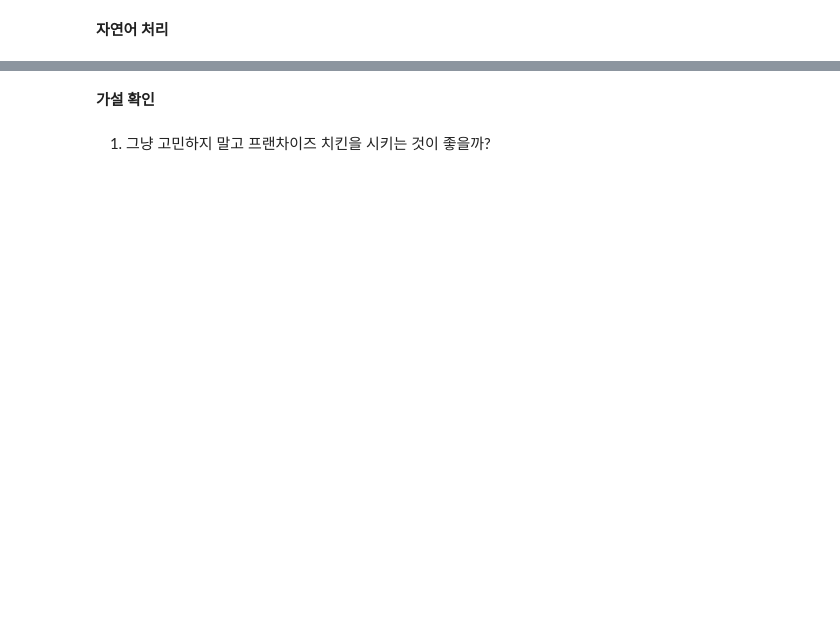
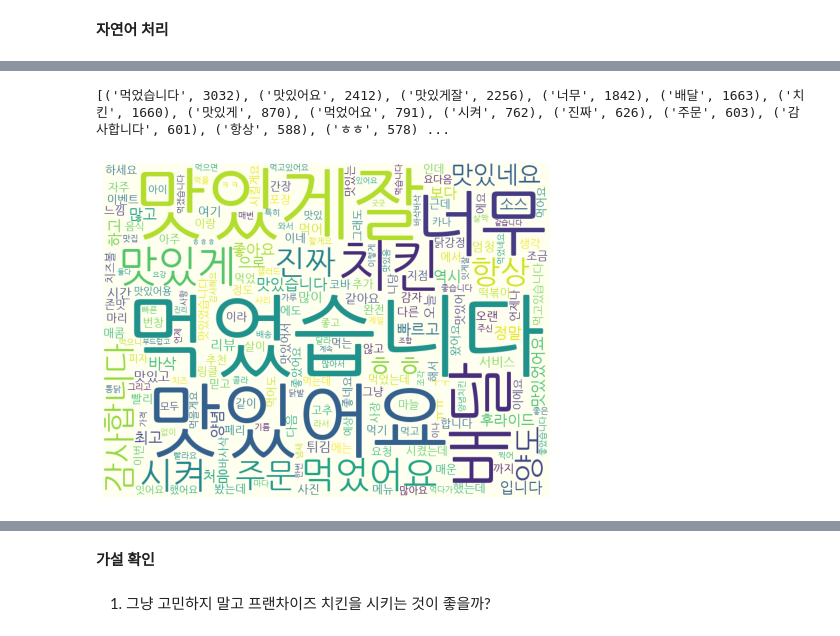
Before and after one commit to synoti21/BOAZ-Mini-Project1, a Jupyter notebook: 요기요_치킨_추천시스템(김주은).ipynb, the cells around one changed output, grey strips where cells are left out. Drawn from its saved outputs; the diff is of its cells as text; code cells hidden in the pictures; blank space fills up the shorter version.

```diff
--- a/요기요_치킨_추천시스템(김주은).ipynb
+++ b/요기요_치킨_추천시스템(김주은).ipynb
@@ -219,0 +142,2 @@ df5.sort_values(by=['총점'],ascending=False)
+# %%
+df['리뷰1'] = df['리뷰'].str.replace("[^ㄱ-ㅎㅏ-ㅣ가-힣]","")
@@ -219,0 +160,12 @@ df5.sort_values(by=['총점'],ascending=False)
+# %%
+word_noun_list=[]
+
+for word in df['리뷰1']:
+  word_noun_list.extend(okt.morphs(word))
+# %%
+word_noun_list_more=[]
+multi_word = [w for w in word_noun_list if len(w) > 1]
+word_noun_list_more.extend(multi_word)
+# %%
+from collections import Counter
+word_counts = Counter(word_noun_list_more)
@@ -219,0 +195,5 @@ df5.sort_values(by=['총점'],ascending=False)
+# %%
+frequent = Counter(word_noun_list_more).most_common()
+print(frequent)
+# %% [output]
+[('먹었습니다', 3032), ('맛있어요', 2412), ('맛있게잘', 2256), ('너무', 1842), ('배달', 1663), ('치킨', 1660), ('맛있게', 870), ('먹었어요', 791), ('시켜', 762), ('진짜', 626), ('주문', 603), ('감사합니다', 601), ('항상', 588), ('ㅎㅎ', 578) ...
@@ -219,0 +202,9 @@ df5.sort_values(by=['총점'],ascending=False)
+# %%
+wordcloud = WordCloud(font_path='NanumGothic',background_color='ivory', width=800, height=600)
+cloud = wordcloud.generate_from_frequencies(word_counts)
+plt.figure(figsize=(8,8))
+plt.imshow(cloud)
+plt.axis('off')
+plt.show()
+# %% [output]
+[figure, added]
```
Also changed, not shown: parts of 30 cells of this notebook.
